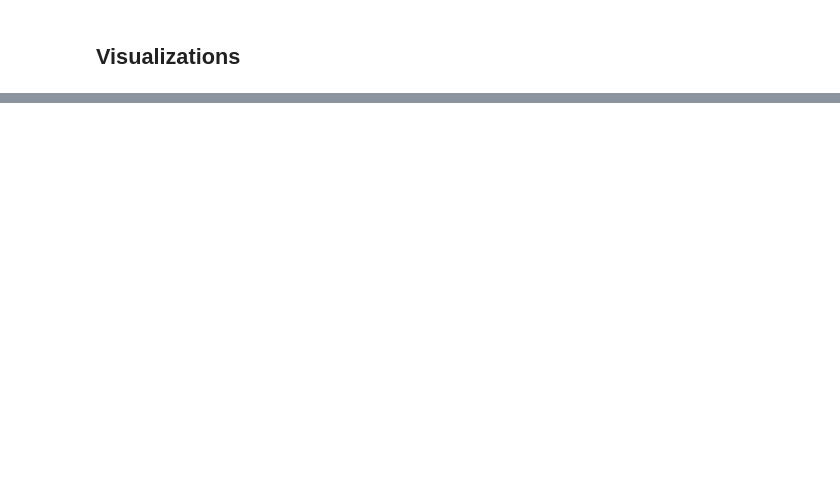
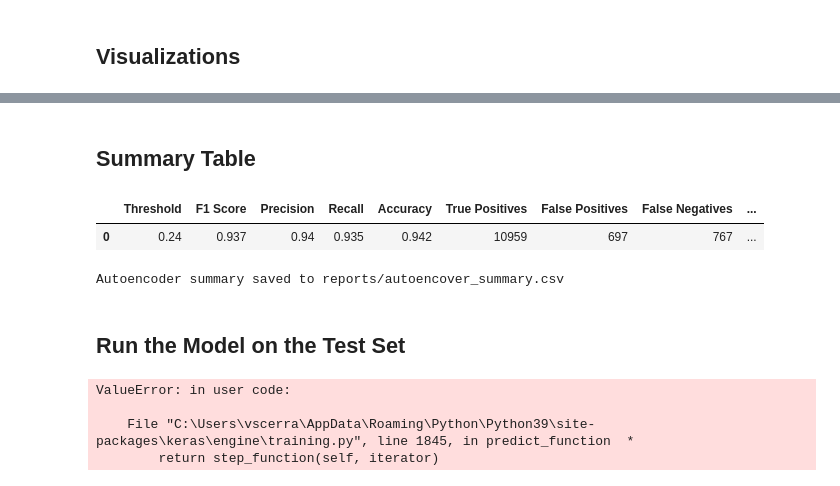
Before and after one commit to vscerra/anomaly-NSL-KDD, a Jupyter notebook: notebooks/04_autoencoder.ipynb, the cells around one changed output, grey strips where cells are left out. Drawn from its saved outputs; the diff is of its cells as text; code cells hidden in the pictures; blank space fills up the shorter version.

```diff
--- a/notebooks/04_autoencoder.ipynb
+++ b/notebooks/04_autoencoder.ipynb
@@ -212,0 +93,34 @@ plot_precision_recall(y_test, recon_error, title = "Autoencoder: Precision-Recal
+# %% [markdown]
+## Summary Table
+# %%
+from sklearn.metrics import confusion_matrix
+
+cm = confusion_matrix(y_test, y_pred_ae)
+tn, fp, fn, tp = cm.ravel()
+
+#Display summary
+summary_df = pd.DataFrame({
+    "Threshold": [metrics_ae["threshold"]],
+    "F1 Score": [metrics_ae["f1"]],
+    "Precision": [metrics_ae["precision"]],
+    "Recall": [metrics_ae["recall"]],
+    "Accuracy": [metrics_ae["accuracy"]],
+    "True Positives": [tp],
+    "False Positives": [fp],
+    "False Negatives": [fn],
+    "True Negatives": [tn]
+})
+
+import IPython.display as display
+display.display(summary_df.round(3))
+# %% [output]
+|  | Threshold | F1 Score | Precision | Recall | Accuracy | True Positives | False Positives | False Negatives | ... |
+| 0 | 0.24 | 0.937 | 0.94 | 0.935 | 0.942 | 10959 | 697 | 767 | ... |
+# %%
+# Save manually when you're finally happy with the model run
+summary_df.to_csv("../reports/autoencoder_summary.csv", index = False)
+print("Autoencoder summary saved to reports/autoencover_summary.csv")
+# %% [output]
+Autoencoder summary saved to reports/autoencover_summary.csv
+# %% [markdown]
+## Run the Model on the Test Set
@@ -212,0 +144,18 @@ plot_precision_recall(y_test, recon_error, title = "Autoencoder: Precision-Recal
+# %%
+from tensorflow.keras.models import load_model
+from sklearn.metrics import classification_report, confusion_matrix
+import joblib
+
+# load model and threshold
+autoencoder = load_model("../models/autoencoder_best.h5")
+threshold = metrics_ae["threshold"]
+
+# Predict
+X_test_ext_pred = autoencoder.predict(X_test_ext)
+recon_error_ext = np.mean(np.square(X_test_ext - X_test_ext_pred), axis = 1)
+y_pred_ext = (recon_error_ext > threshold).astype(int)
+# %% [output]
+ValueError: in user code:
+
+    File "C:\Users\vscerra\AppData\Roaming\Python\Python39\site-packages\keras\engine\training.py", line 1845, in predict_function  *
+        return step_function(self, iterator)
```
Also changed, not shown: parts of 17 cells of this notebook, 3 other files.
